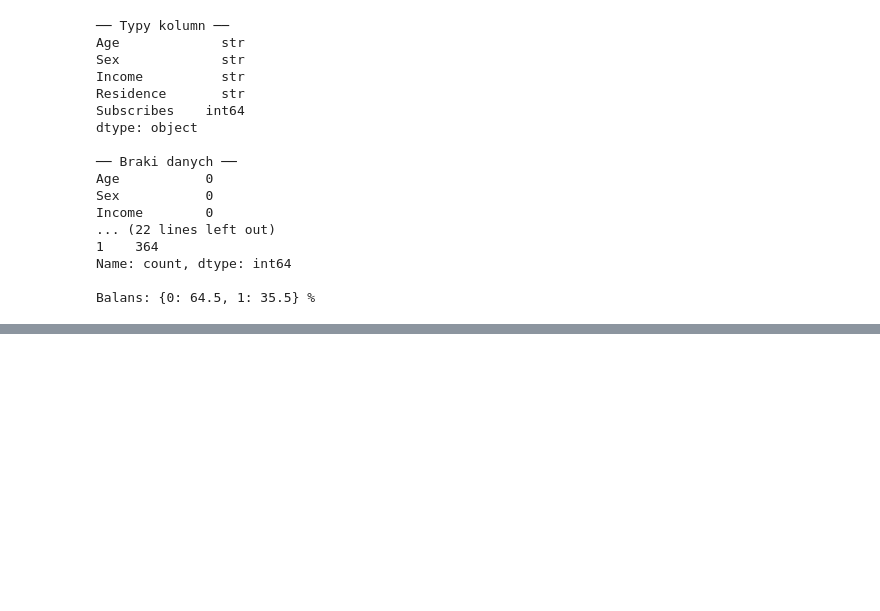
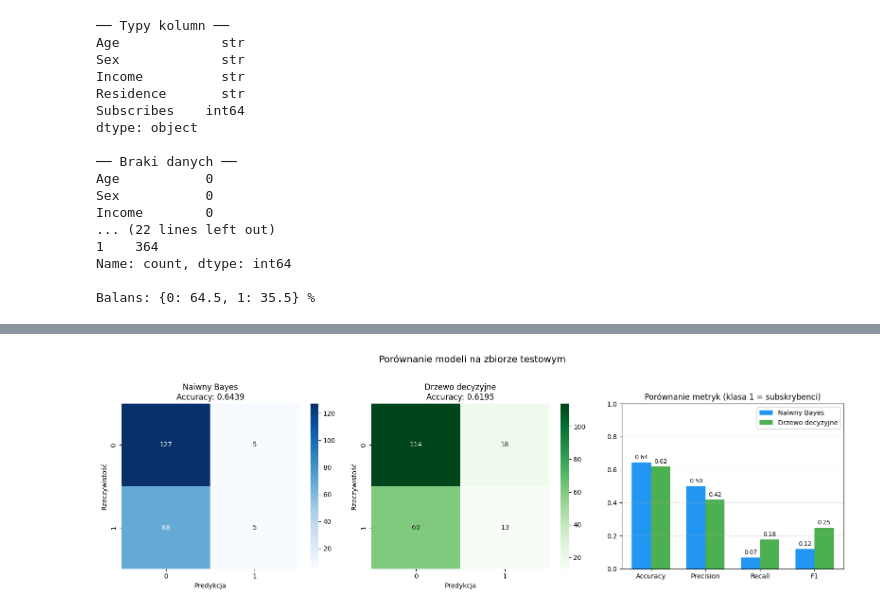
Before and after one commit to MarcinLipowski/sieci-neuronowe-machine-learning, a Jupyter notebook: 1_bayes/naive_bayes.ipynb, the cells around one changed output, grey strips where cells are left out. Drawn from its saved outputs; the diff is of its cells as text; code cells hidden in the pictures; blank space fills up the shorter version.

```diff
--- a/1_bayes/naive_bayes.ipynb
+++ b/1_bayes/naive_bayes.ipynb
@@ -116,0 +329,15 @@ print("✓ Wykres zapisany do plots/bayes_features_distribution.png")
+# %%
+from utils.models import DecisionTreeCategorical
+
+# Trenowanie drzewa
+tree = DecisionTreeCategorical(max_depth=6, min_samples_split=5)
+tree.fit(X_train, y_train)
+
+train_acc_tree = tree.score(X_train, y_train)
+test_acc_tree = tree.score(X_test, y_test)
+
+print(f"Drzewo decyzyjne — Accuracy treningowy: {train_acc_tree:.4f}")
+print(f"Drzewo decyzyjne — Accuracy testowy:    {test_acc_tree:.4f}")
+
+print("\n── Struktura wyuczonego drzewa ──")
+tree.print_tree()
@@ -116,0 +366,67 @@ print("✓ Wykres zapisany do plots/bayes_features_distribution.png")
+# %%
+y_pred_tree = tree.predict(X_test)
+cm_tree = confusion_matrix(y_test, y_pred_tree)
+
+# ── Wykres porównawczy ──
+fig, axes = plt.subplots(1, 3, figsize=(16, 5))
+
+# Macierz konfuzji NB
+sns.heatmap(cm, annot=True, fmt='d', cmap='Blues', ax=axes[0],
+            xticklabels=['0', '1'], yticklabels=['0', '1'])
+axes[0].set_title(f'Naiwny Bayes\nAccuracy: {test_acc:.4f}')
+axes[0].set_xlabel('Predykcja')
+axes[0].set_ylabel('Rzeczywistość')
+
+# Macierz konfuzji drzewa
+sns.heatmap(cm_tree, annot=True, fmt='d', cmap='Greens', ax=axes[1],
+            xticklabels=['0', '1'], yticklabels=['0', '1'])
+axes[1].set_title(f'Drzewo decyzyjne\nAccuracy: {test_acc_tree:.4f}')
+axes[1].set_xlabel('Predykcja')
+axes[1].set_ylabel('Rzeczywistość')
+
+# Porównanie metryk
+from sklearn.metrics import precision_score, recall_score, f1_score
+
+metrics_nb = {
+    'Accuracy': test_acc,
+    'Precision': precision_score(y_test, y_pred_nb),
+    'Recall': recall_score(y_test, y_pred_nb),
+    'F1': f1_score(y_test, y_pred_nb)
+}
+metrics_tree = {
+    'Accuracy': test_acc_tree,
+    'Precision': precision_score(y_test, y_pred_tree),
+    'Recall': recall_score(y_test, y_pred_tree),
+    'F1': f1_score(y_test, y_pred_tree)
+}
+
+x = np.arange(len(metrics_nb))
+width = 0.35
+axes[2].bar(x - width/2, metrics_nb.values(), width, label='Naiwny Bayes', color='#2196F3')
+axes[2].bar(x + width/2, metrics_tree.values(), width, label='Drzewo decyzyjne', color='#4CAF50')
+axes[2].set_xticks(x)
+axes[2].set_xticklabels(metrics_nb.keys())
+axes[2].set_ylim(0, 1)
+axes[2].set_title('Porównanie metryk (klasa 1 = subskrybenci)')
+axes[2].legend()
+axes[2].grid(axis='y', alpha=0.3)
+
+for i, (k, v) in enumerate(metrics_nb.items()):
+    axes[2].text(i - width/2, v + 0.02, f'{v:.2f}', ha='center', fontsize=9)
+for i, (k, v) in enumerate(metrics_tree.items()):
+    axes[2].text(i + width/2, v + 0.02, f'{v:.2f}', ha='center', fontsize=9)
+
+plt.suptitle('Porównanie modeli na zbiorze testowym', fontsize=14, y=1.02)
+plt.tight_layout()
+plt.savefig('../plots/bayes_vs_tree_comparison.png', dpi=150, bbox_inches='tight')
+plt.show()
+
+# ── Tabela porównawcza ──
+comparison = pd.DataFrame({
+    'Naiwny Bayes': metrics_nb,
+    'Drzewo decyzyjne': metrics_tree
+}).round(4)
+print("\n── Tabela porównawcza ──")
+print(comparison)
+# %% [output]
+[figure, added]
```
Also changed, not shown: parts of 21 cells of this notebook, 4 other files.
